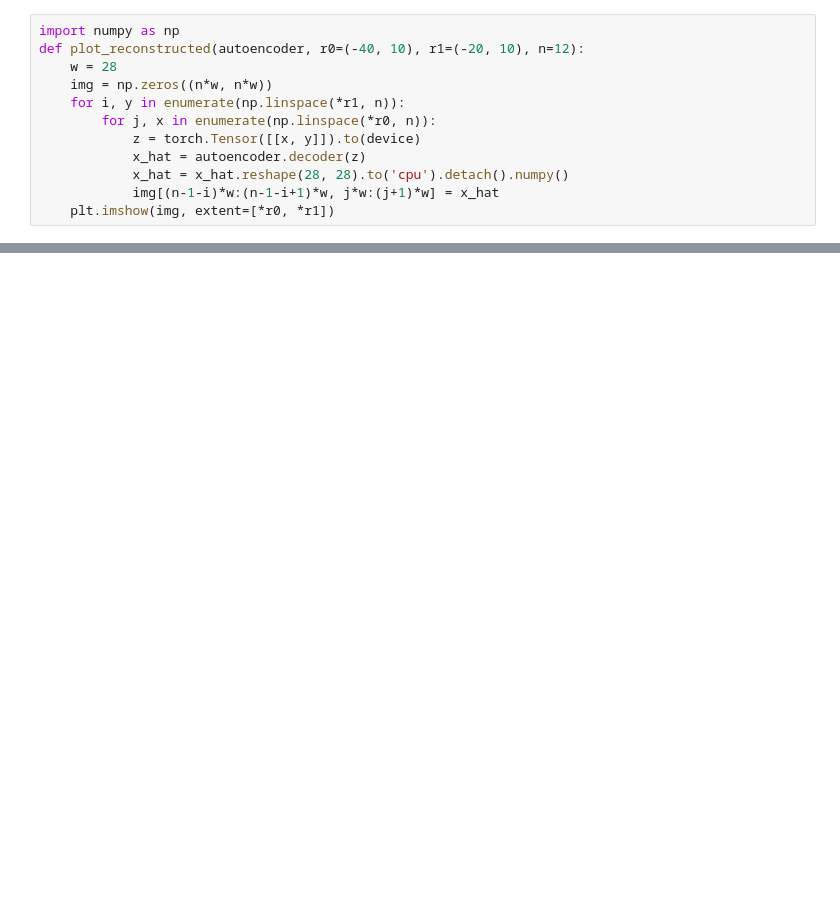
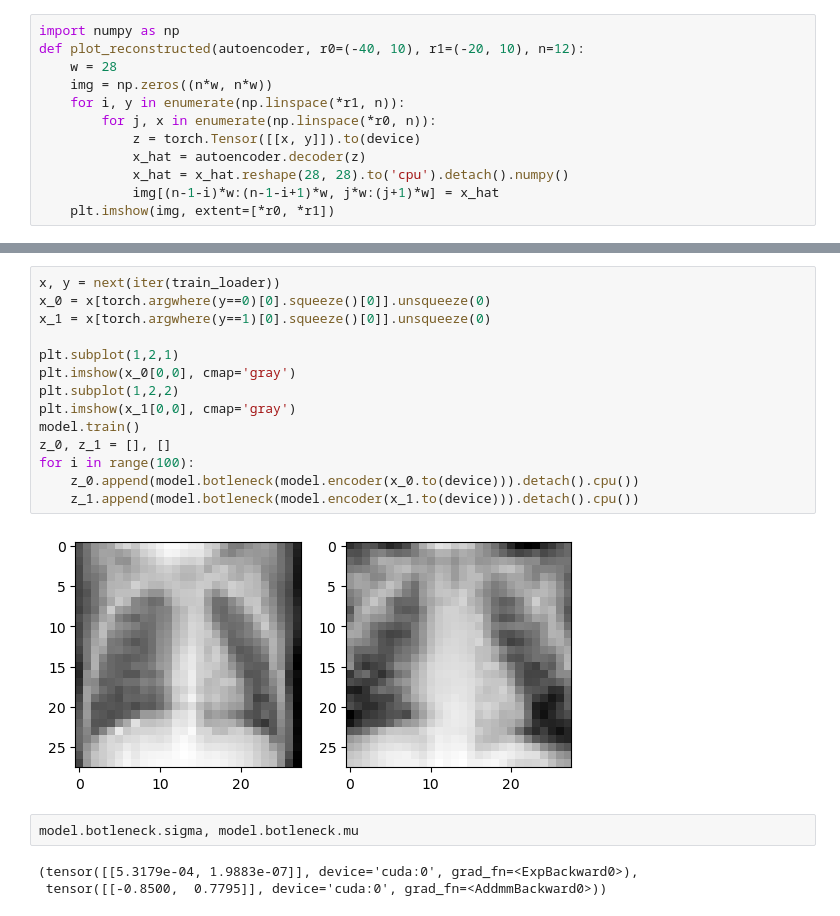
Before and after one commit to SolidusAbi/AnomalyDetection, a Jupyter notebook: notebooks/vae.ipynb, the cells around one changed output, grey strips where cells are left out. Saved outputs shown, nothing was run; the diff lists cells and outputs as text; blank space fills up the shorter version.

```diff
--- a/notebooks/vae.ipynb
+++ b/notebooks/vae.ipynb
@@ -207,0 +301,21 @@ plt.imshow(model(x.cuda()).detach().cpu()[0,0])
+# %%
+x, y = next(iter(train_loader))
+x_0 = x[torch.argwhere(y==0)[0].squeeze()[0]].unsqueeze(0)
+x_1 = x[torch.argwhere(y==1)[0].squeeze()[0]].unsqueeze(0)
+
+plt.subplot(1,2,1)
+plt.imshow(x_0[0,0], cmap='gray')
+plt.subplot(1,2,2)
+plt.imshow(x_1[0,0], cmap='gray')
+model.train()
+z_0, z_1 = [], []
+for i in range(100):
+    z_0.append(model.botleneck(model.encoder(x_0.to(device))).detach().cpu())
+    z_1.append(model.botleneck(model.encoder(x_1.to(device))).detach().cpu())
+# %% [output]
+[figure, added]
+# %%
+model.botleneck.sigma, model.botleneck.mu
+# %% [output]
+(tensor([[5.3179e-04, 1.9883e-07]], device='cuda:0', grad_fn=<ExpBackward0>),
+ tensor([[-0.8500,  0.7795]], device='cuda:0', grad_fn=<AddmmBackward0>))
```
Also changed, not shown: parts of 23 cells of this notebook.
